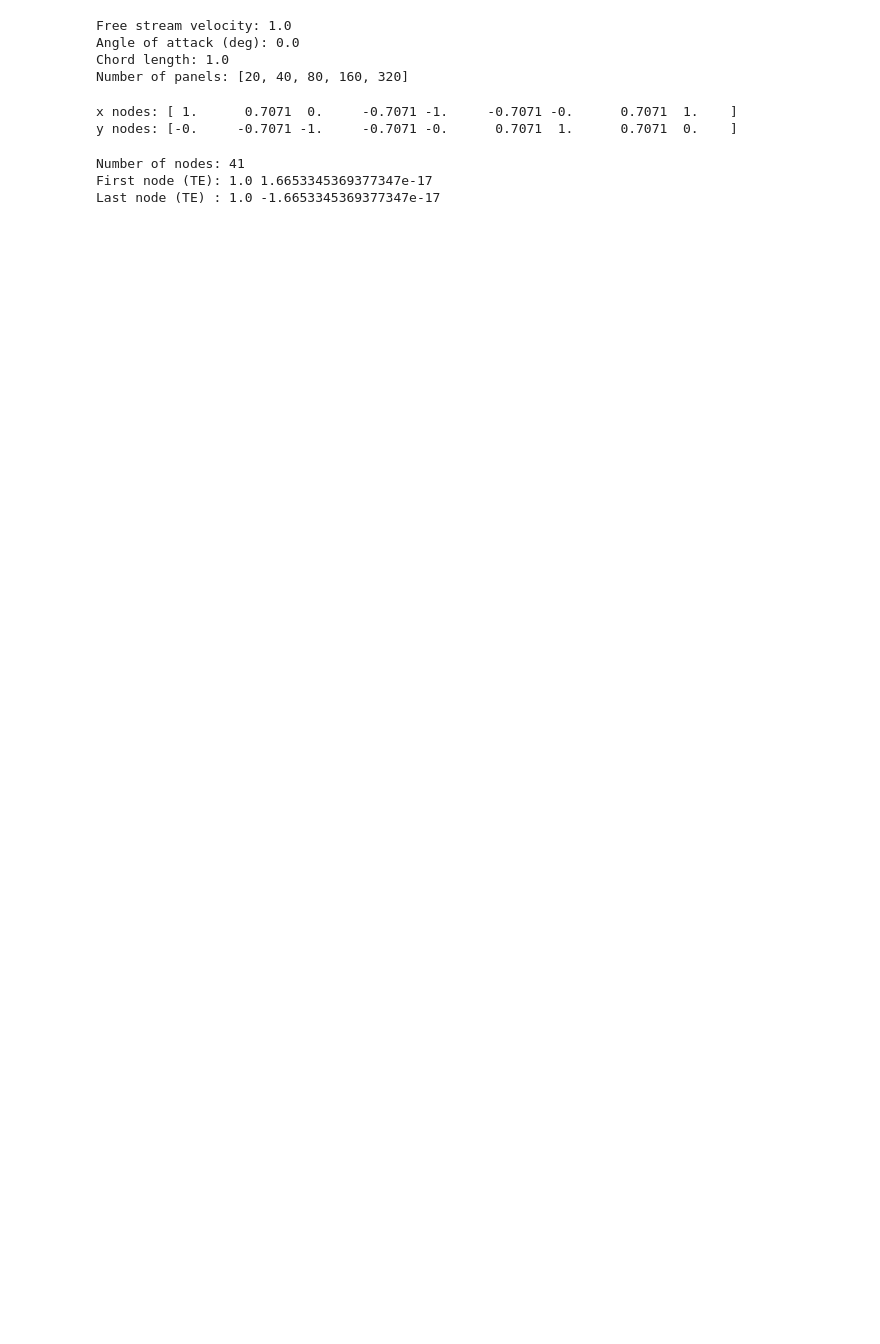
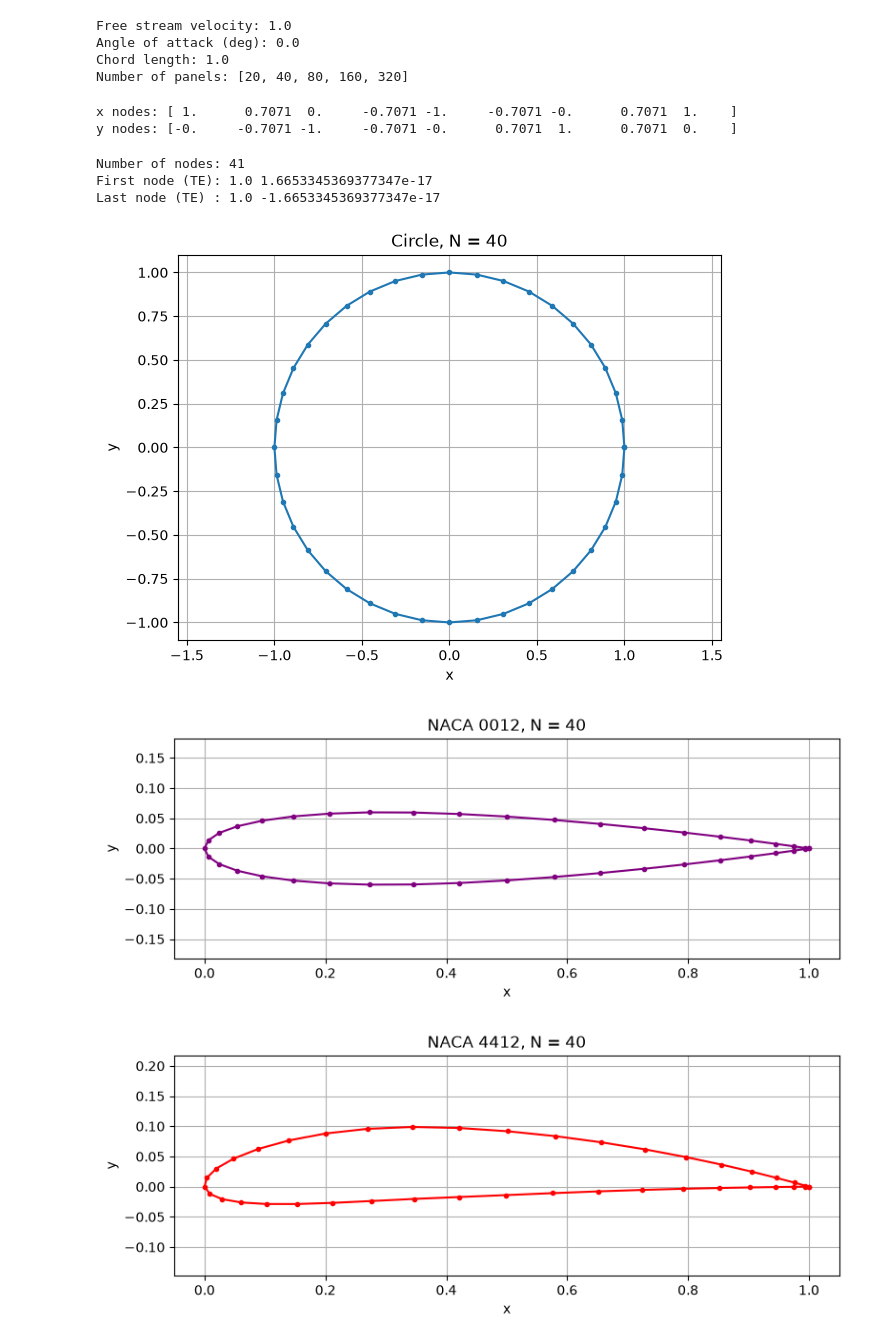
Before and after one commit to AbhishekMahajan3535/AE611_2026, a Jupyter notebook: Abhishek_Mahajan_Vortex_Panel.ipynb, the cells around one changed output. Cells and saved outputs as stored; diff of their text form; code cells hidden in the pictures; blank space fills up the shorter version.

Commit message:
Added plots for circle, symmetric and cambered NACA airfoil

```diff
--- a/Abhishek_Mahajan_Vortex_Panel.ipynb
+++ b/Abhishek_Mahajan_Vortex_Panel.ipynb
@@ -112,3 +112,52 @@ print("Last node (TE) :", x_test[-1], y_test[-1])
 Number of nodes: 41
 First node (TE): 1.0 1.6653345369377347e-17
 Last node (TE) : 1.0 -1.6653345369377347e-17
+# %%
+x_circle, y_circle = circle_nodes(40, 1.0)
+x_0012, y_0012 = naca4_nodes("0012", 40, "cosine", chord)
+x_4412, y_4412 = naca4_nodes("4412", 40, "cosine", chord)
+
+# Now we plot circle first
+plt.figure(figsize=(7, 5))
+
+plt.plot(x_circle, y_circle, 'o-', markersize=3)
+
+plt.title("Circle, N = 40")
+plt.xlabel("x")
+plt.ylabel("y")
+plt.axis("equal")
+plt.grid(True)
+
+plt.show()
+
+
+#Now, we plot NACA airfoil
+plt.figure(figsize=(9, 3))
+
+plt.plot(x_0012, y_0012, 'o-', markersize=3, color="purple")
+
+plt.title("NACA 0012, N = 40")
+plt.xlabel("x")
+plt.ylabel("y")
+plt.axis("equal")
+plt.grid(True)
+
+plt.show()
+
+
+#Then we plot a cambered NACA airfoil (The name is already mentioned in the title)
+plt.figure(figsize=(9, 3))
+
+plt.plot(x_4412, y_4412, 'o-', markersize=3, color="red")
+
+plt.title("NACA 4412, N = 40")
+plt.xlabel("x")
+plt.ylabel("y")
+plt.axis("equal")
+plt.grid(True)
+
+plt.show()
+# %% [output]
+[figure, added]
+[figure, added]
+[figure, added]
```
